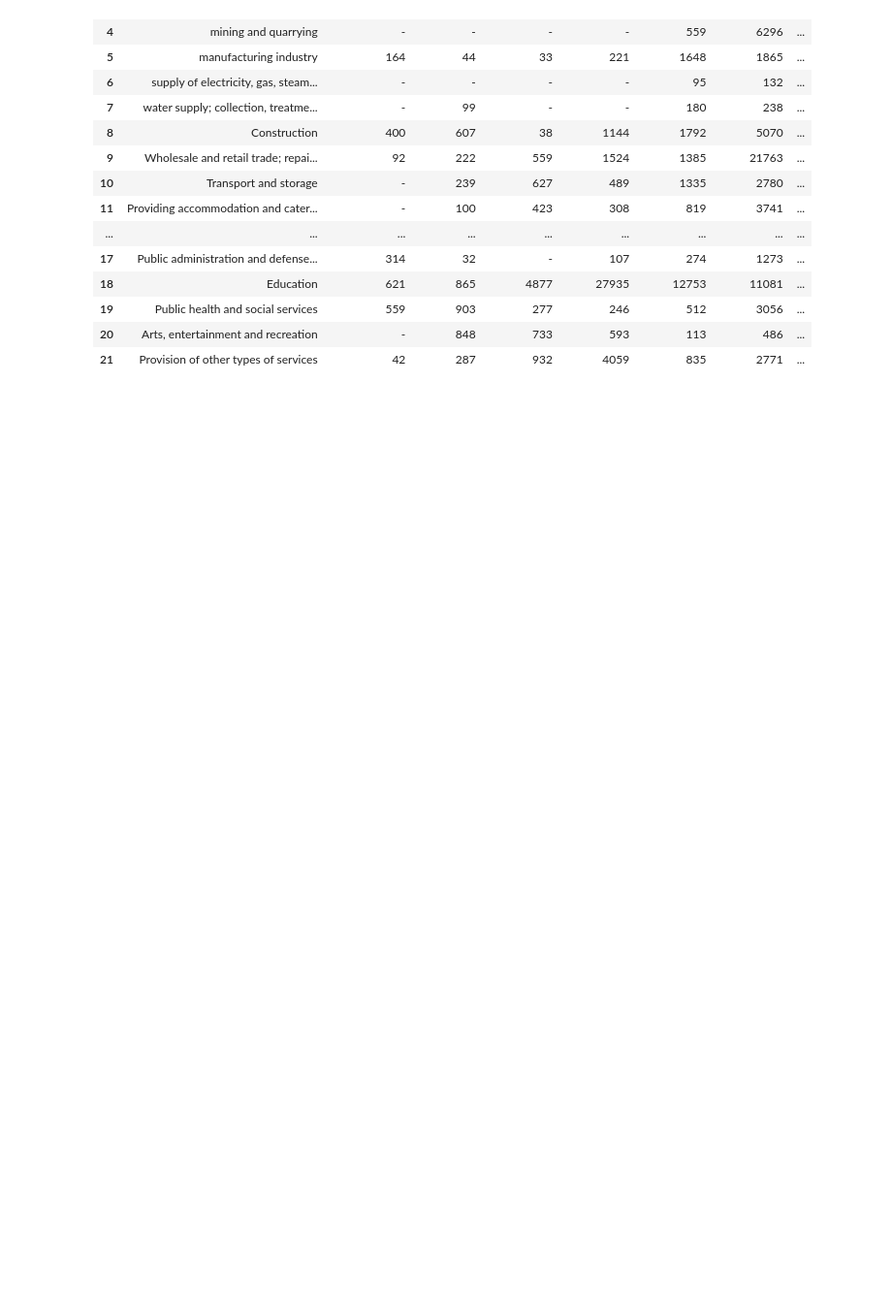
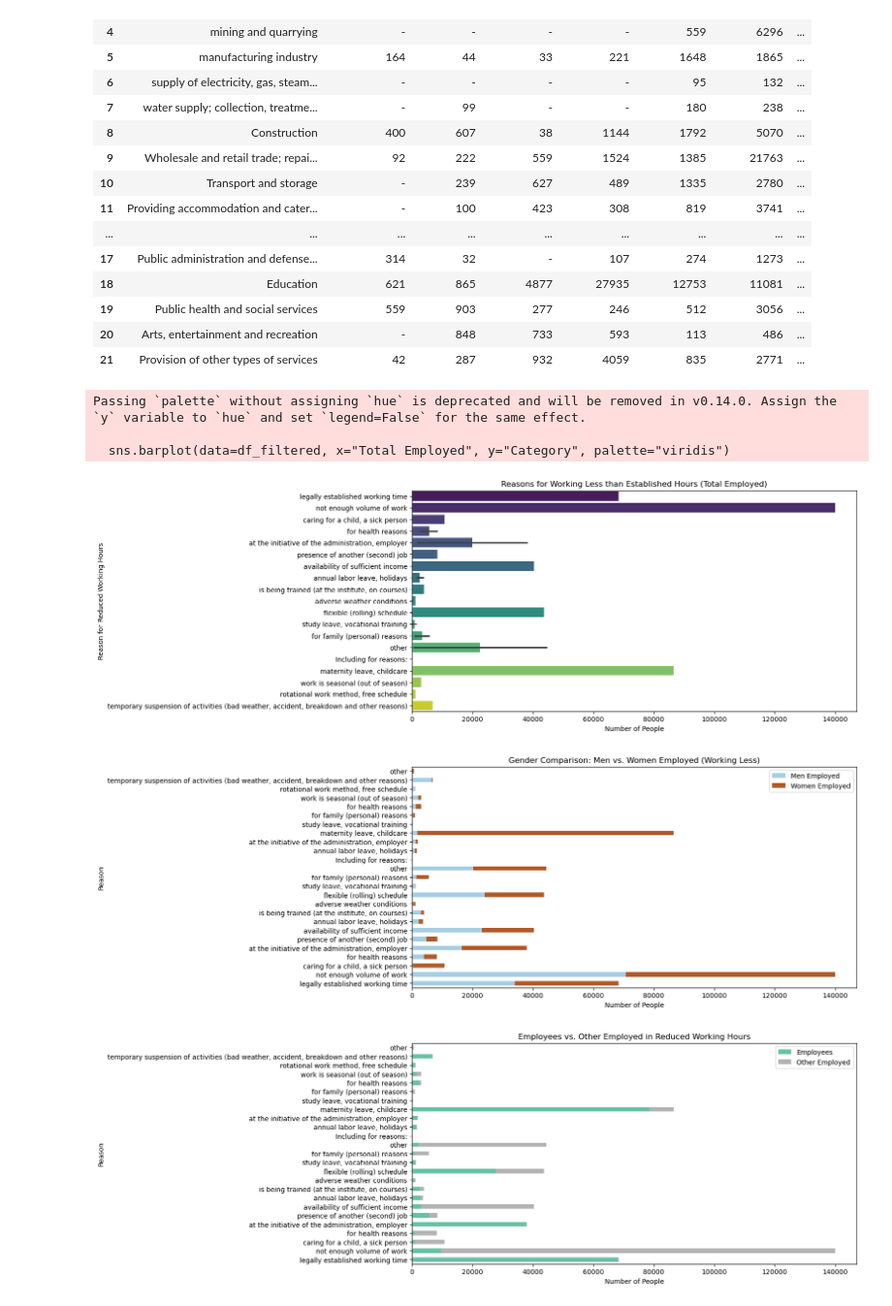
Before and after one commit to bochida/Economic-and-Employment-analysis-of-2024, a Jupyter notebook: python_analysis.ipynb, the cells around one changed output. Shown at 97% size. Drawn from its saved outputs; the diff is of its cells as text; code cells hidden in the pictures; blank space fills up the shorter version.

```diff
--- a/python_analysis.ipynb
+++ b/python_analysis.ipynb
@@ -537,3 +537,54 @@ Index(['Category', 'Total', '5 hours or less', ' 6-10 hours', '   11-15 hours',
 | 19 | Public health and social services | 559 | 903 | 277 | 246 | 512 | 3056 | ... |
 | 20 | Arts, entertainment and recreation | - | 848 | 733 | 593 | 113 | 486 | ... |
 | 21 | Provision of other types of services | 42 | 287 | 932 | 4059 | 835 | 2771 | ... |
+# %%
+file_path = "main_dataset_q4.xls"
+df_46 = pd.read_excel(file_path, sheet_name='4.6', skiprows=5)
+
+df_46.columns = ["Category", "Total Employed", "Men Employed", "Women Employed",
+                 "Both Genders Employees", "Men Inc", "Women Inc",
+                 "Both Genders other", "Men other", "Women other"]
+
+df_46 = df_46.drop(index=1)
+
+numeric_cols = ["Total Employed", "Men Employed", "Women Employed",
+                "Both Genders Employees", "Men Inc", "Women Inc",
+                "Both Genders other", "Men other", "Women other"]
+
+df_46[numeric_cols] = df_46[numeric_cols].replace("-", 0)
+df_46[numeric_cols] = df_46[numeric_cols].apply(pd.to_numeric, errors='coerce').fillna(0)
+
+df_46.dropna(subset=["Total Employed"], inplace=True)
+
+df_filtered = df_46[~df_46["Category"].str.contains("Total", case=False, na=False)]
+
+
+plt.figure(figsize=(12, 6))
+sns.barplot(data=df_filtered, x="Total Employed", y="Category", palette="viridis")
+plt.xlabel("Number of People")
+plt.ylabel("Reason for Reduced Working Hours")
+plt.title("Reasons for Working Less than Established Hours (Total Employed)")
+plt.show()
+
+df_gender = df_filtered[["Category", "Men Employed", "Women Employed"]].set_index("Category")
+df_gender.plot(kind="barh", stacked=True, figsize=(12, 6), colormap="Paired")
+plt.xlabel("Number of People")
+plt.ylabel("Reason")
+plt.title("Gender Comparison: Men vs. Women Employed (Working Less)")
+plt.legend(["Men Employed", "Women Employed"])
+plt.show()
+
+df_emp_other = df_filtered[["Category", "Both Genders Employees", "Both Genders other"]].set_index("Category")
+df_emp_other.plot(kind="barh", stacked=True, figsize=(12, 6), colormap="Set2")
+plt.xlabel("Number of People")
+plt.ylabel("Reason")
+plt.title("Employees vs. Other Employed in Reduced Working Hours")
+plt.legend(["Employees", "Other Employed"])
+plt.show()
+# %% [output]
+Passing `palette` without assigning `hue` is deprecated and will be removed in v0.14.0. Assign the `y` variable to `hue` and set `legend=False` for the same effect.
+
+  sns.barplot(data=df_filtered, x="Total Employed", y="Category", palette="viridis")
+[figure, added]
+[figure, added]
+[figure, added]
```
Also changed, not shown: parts of 1 cell of this notebook.
